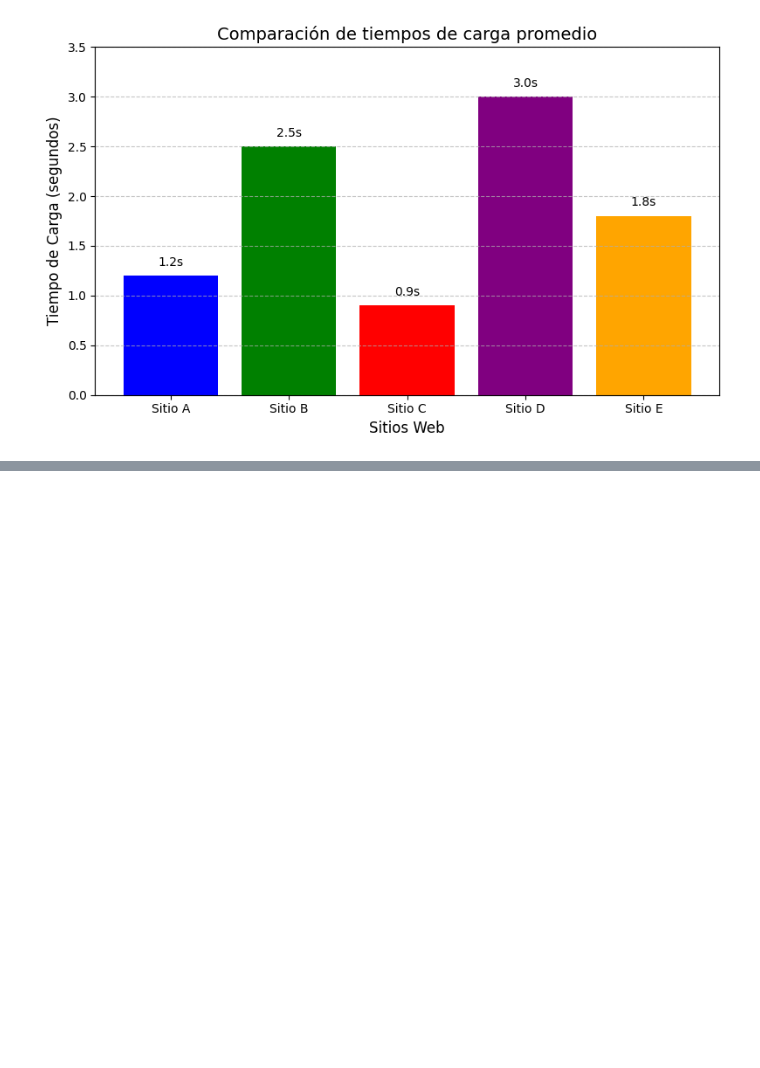
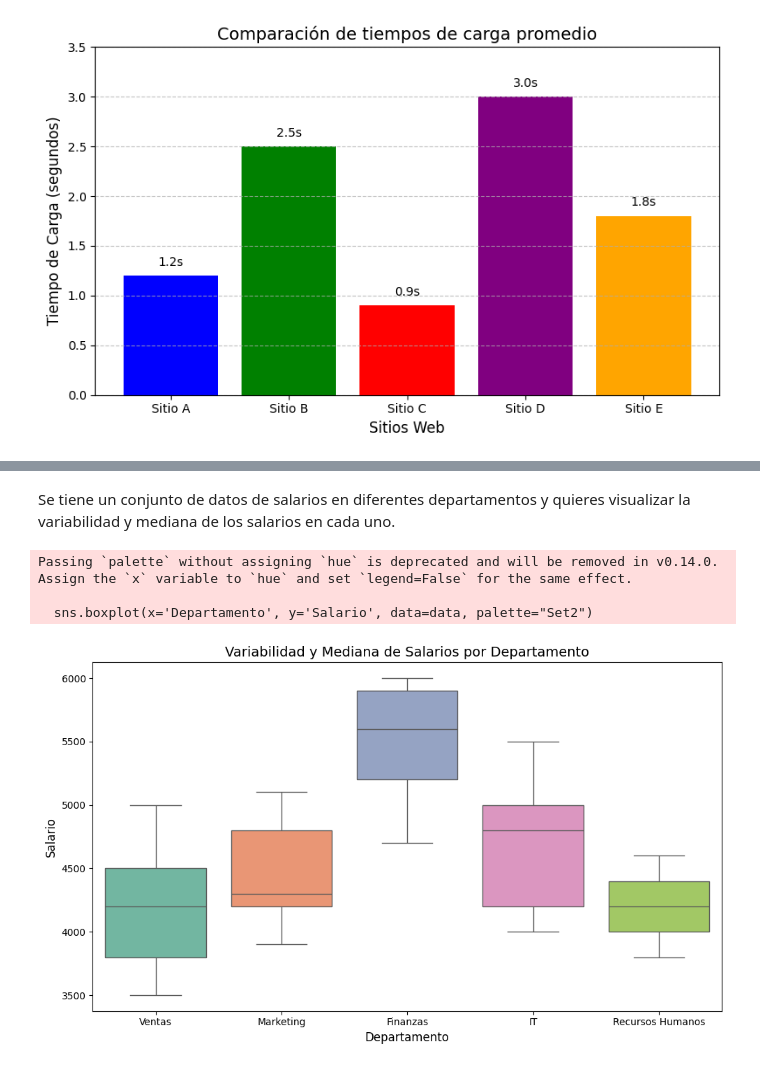
Before and after one commit to Gioval315/BibliotecaSQL, a Jupyter notebook: Laboratorio_11.ipynb, the cells around one changed output, grey strips where cells are left out. Cells and saved outputs as stored; diff of their text form; code cells hidden in the pictures; blank space fills up the shorter version.

```diff
--- a/Laboratorio_11.ipynb
+++ b/Laboratorio_11.ipynb
@@ -58,0 +90,2 @@ plt.show()
+# %% [markdown]
+Se tiene un conjunto de datos de salarios en diferentes departamentos y quieres visualizar la variabilidad y mediana de los salarios en cada uno.
@@ -58,0 +118,34 @@ plt.show()
+# %%
+import matplotlib.pyplot as plt
+import seaborn as sns
+import pandas as pd
+
+departamentos = ['Ventas', 'Ventas', 'Ventas', 'Ventas', 'Ventas',
+                 'Marketing', 'Marketing', 'Marketing', 'Marketing', 'Marketing',
+                 'Finanzas', 'Finanzas', 'Finanzas', 'Finanzas', 'Finanzas',
+                 'IT', 'IT', 'IT', 'IT', 'IT',
+                 'Recursos Humanos', 'Recursos Humanos', 'Recursos Humanos', 'Recursos Humanos', 'Recursos Humanos']
+
+salarios = [3500, 4200, 3800, 4500, 5000,
+            3900, 4200, 4300, 4800, 5100,
+            4700, 5600, 5900, 6000, 5200,
+            4000, 4200, 4800, 5000, 5500,
+            3800, 4000, 4200, 4400, 4600]
+
+data = pd.DataFrame({'Departamento': departamentos,
+ 'Salario': salarios})
+
+plt.figure(figsize=(10, 6))
+sns.boxplot(x='Departamento', y='Salario', data=data, palette="Set2")
+
+plt.title('Variabilidad y Mediana de Salarios por Departamento', fontsize=14)
+plt.xlabel('Departamento', fontsize=12)
+plt.ylabel('Salario', fontsize=12)
+
+plt.tight_layout()
+plt.show()
+# %% [output]
+Passing `palette` without assigning `hue` is deprecated and will be removed in v0.14.0. Assign the `x` variable to `hue` and set `legend=False` for the same effect.
+
+  sns.boxplot(x='Departamento', y='Salario', data=data, palette="Set2")
+[figure, added]
```
Also changed, not shown: parts of 3 cells of this notebook.
